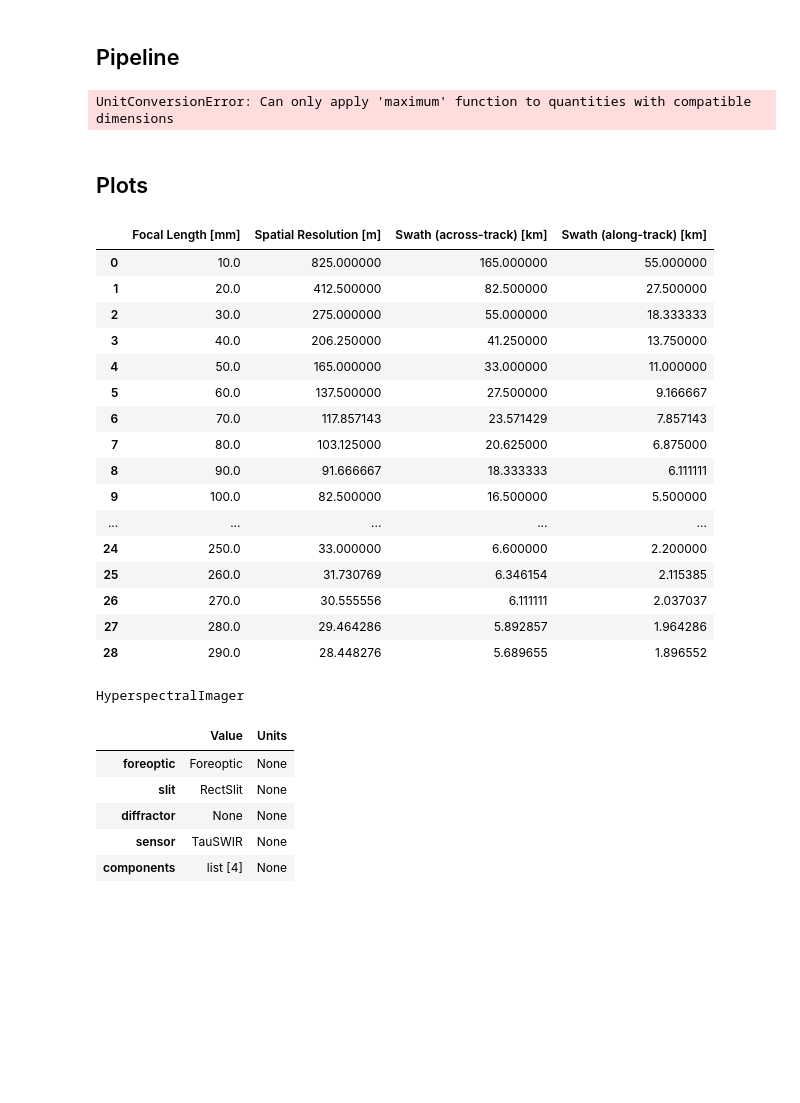
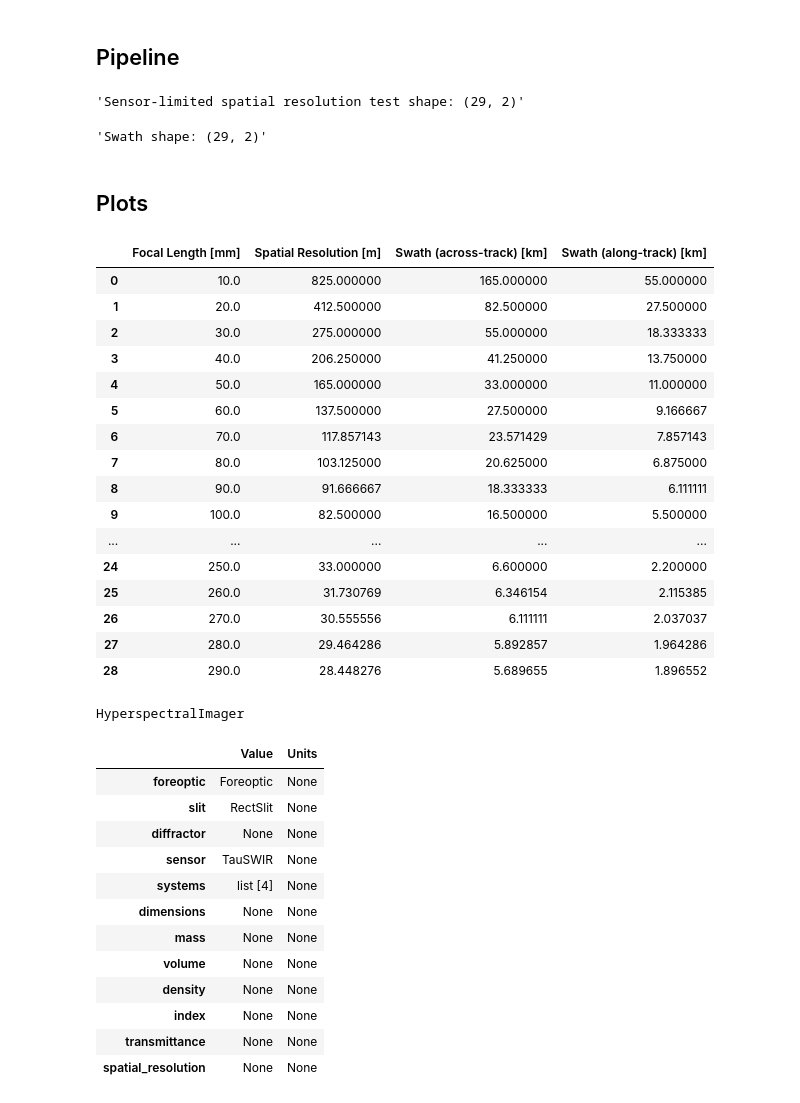
Before and after one commit to utat-ss/architect, a Jupyter notebook: tradebooks/spatial_resolution_&_swath_vs_focal_length_trade.ipynb, the cells around one changed output. Cells and saved outputs as stored; diff of their text form; code cells hidden in the pictures; blank space fills up the shorter version.

Commit message:
Resolve spatial rest + swath vs focal trade

```diff
--- a/tradebooks/spatial_resolution_&_swath_vs_focal_length_trade.ipynb
+++ b/tradebooks/spatial_resolution_&_swath_vs_focal_length_trade.ipynb
@@ -38,9 +40,7 @@ focal_length = np.arange(start=10, stop=300, step=10) * unit.mm
 
 # region vectorization
 parameter_space_shape = (focal_length.size, slit_size.size)
-focal_length = utillib.orient_and_broadcast(
-    a=focal_length, dim=0, shape=parameter_space_shape
-)
+focal_length = orient_and_broadcast(a=focal_length, dim=0, shape=parameter_space_shape)
 # endregion
 # %% [markdown]
 ### Instantiation
@@ -72,7 +72,8 @@ display(
 swath = payload.get_swath(altitude=orbital_altitude, skew_angle=skew_angle)
 display(f"Swath shape: {swath.shape}")
 # %% [output]
-UnitConversionError: Can only apply 'maximum' function to quantities with compatible dimensions
+'Sensor-limited spatial resolution test shape: (29, 2)'
+'Swath shape: (29, 2)'
 # %% [markdown]
 ## Plots
 # %%
@@ -101,7 +102,7 @@ graph = plot.line(
         swath_label_x,
         swath_label_y,
     ],
-    title=None,
+    title="Spatial Resolution and Swath vs. Focal Length",
     dark=True,
 )
 
@@ -110,31 +111,38 @@ plot.save(
     fig=graph, name="spatial_resolution_&_swath_vs_focal_length_trade", path=output_dir
 )
 
 graph.show()
 display(df)
 display(payload)
 # %% [output]
 |  | Focal Length [mm] | Spatial Resolution [m] | Swath (across-track) [km] | Swath (along-track) [km] |
 | 0 | 10.0 | 825.000000 | 165.000000 | 55.000000 |
 | 1 | 20.0 | 412.500000 | 82.500000 | 27.500000 |
 | 2 | 30.0 | 275.000000 | 55.000000 | 18.333333 |
 | 3 | 40.0 | 206.250000 | 41.250000 | 13.750000 |
 | 4 | 50.0 | 165.000000 | 33.000000 | 11.000000 |
 | 5 | 60.0 | 137.500000 | 27.500000 | 9.166667 |
 | 6 | 70.0 | 117.857143 | 23.571429 | 7.857143 |
 | 7 | 80.0 | 103.125000 | 20.625000 | 6.875000 |
 | 8 | 90.0 | 91.666667 | 18.333333 | 6.111111 |
 | 9 | 100.0 | 82.500000 | 16.500000 | 5.500000 |
 | ... | ... | ... | ... | ... |
 | 24 | 250.0 | 33.000000 | 6.600000 | 2.200000 |
 | 25 | 260.0 | 31.730769 | 6.346154 | 2.115385 |
 | 26 | 270.0 | 30.555556 | 6.111111 | 2.037037 |
 | 27 | 280.0 | 29.464286 | 5.892857 | 1.964286 |
 | 28 | 290.0 | 28.448276 | 5.689655 | 1.896552 |
 HyperspectralImager
 |  | Value | Units |
 | foreoptic | Foreoptic | None |
 | slit | RectSlit | None |
 | diffractor | None | None |
 | sensor | TauSWIR | None |
-| components | list [4] | None |
+| systems | list [4] | None |
+| dimensions | None | None |
+| mass | None | None |
+| volume | None | None |
+| density | None | None |
+| index | None | None |
+| transmittance | None | None |
+| spatial_resolution | None | None |
```
Also changed, not shown: parts of 1 cell of this notebook.
